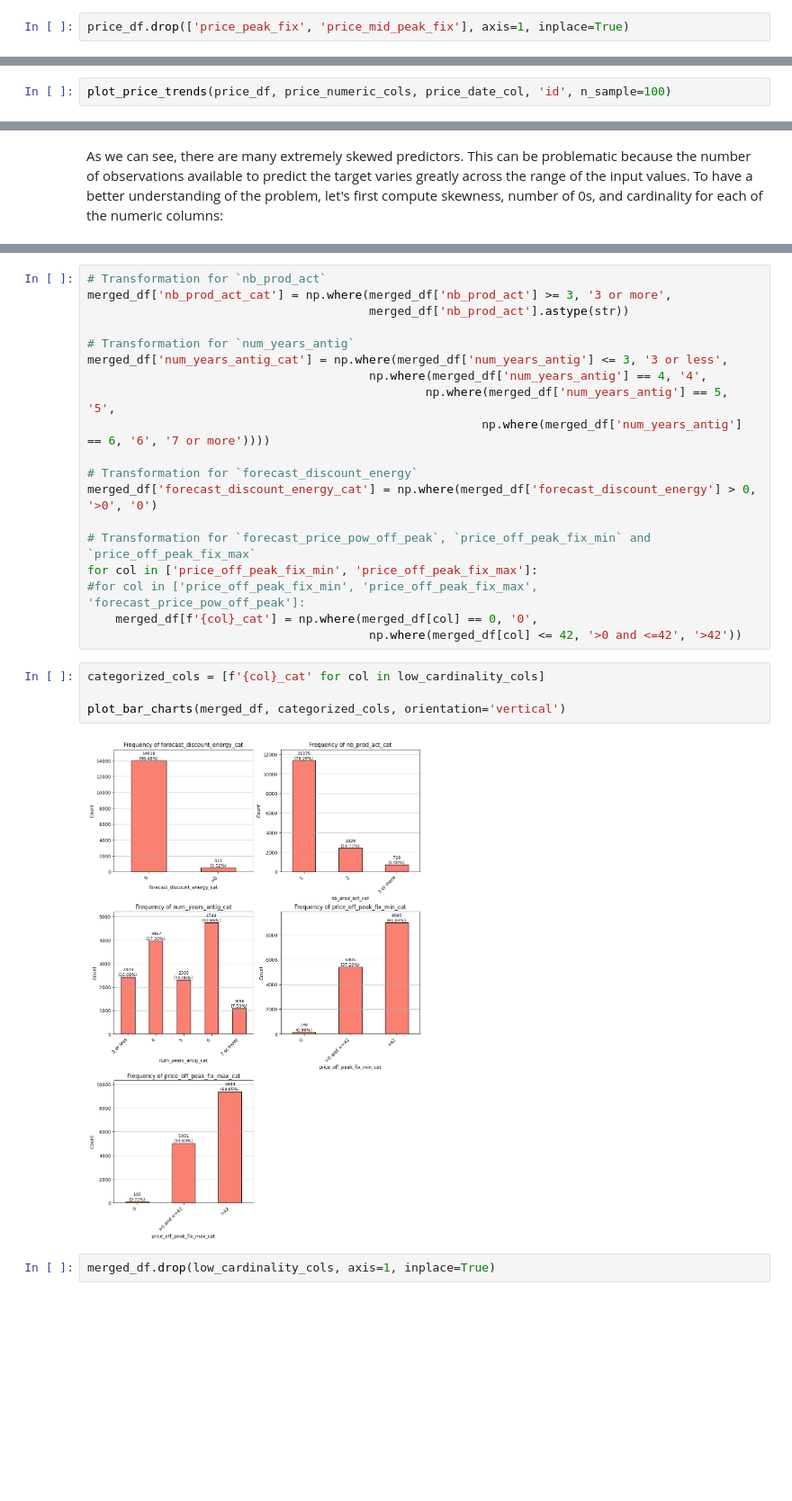
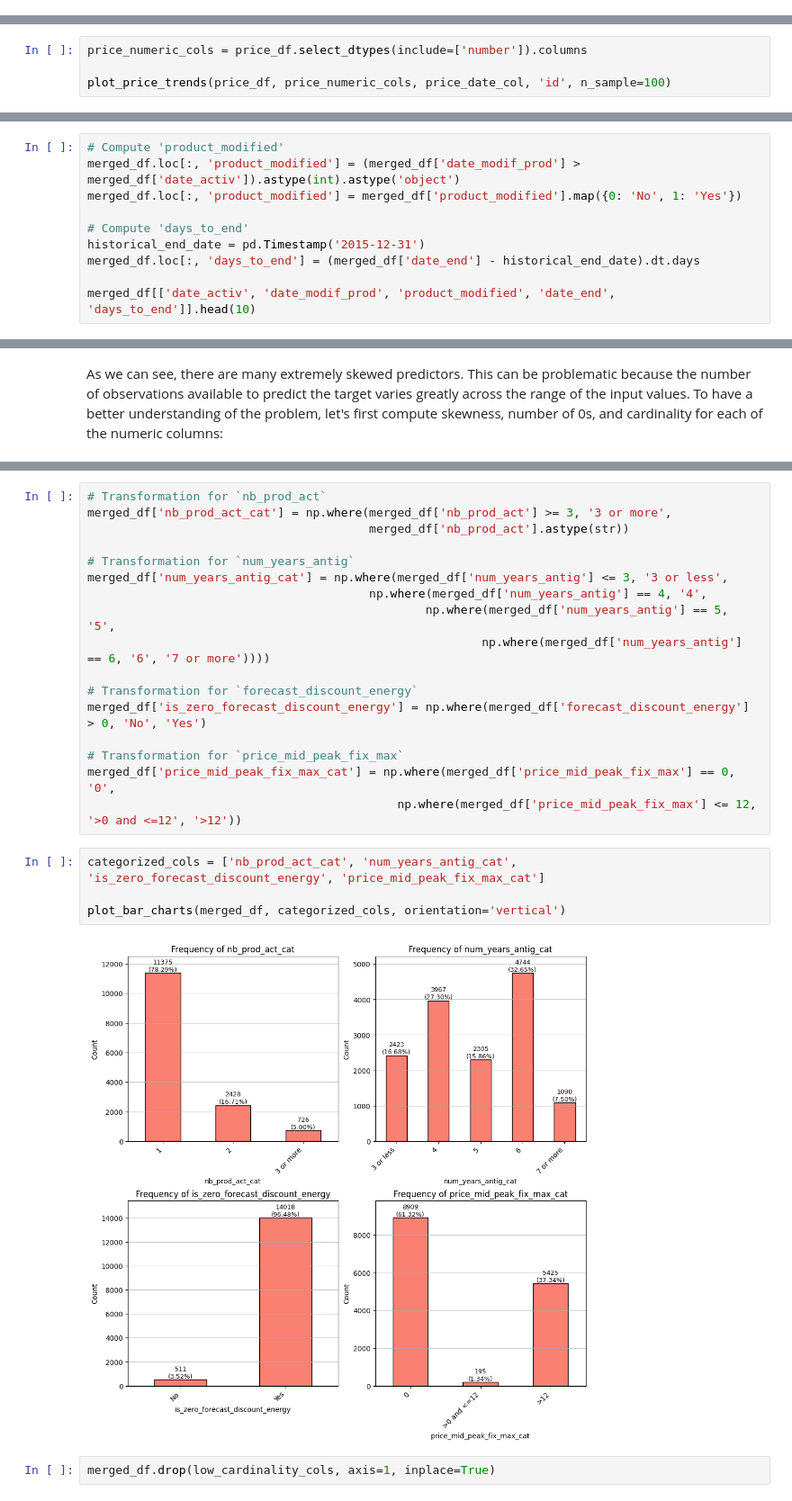
Before and after one commit to Mat-Gug/energy-churn-prediction, a Jupyter notebook: Churn Prediction - Part 2.ipynb, the cells around one changed output, grey strips where cells are left out. Shown at 90% size. Drawn from its saved outputs; the diff is of its cells as text; blank space fills up the shorter version.

```diff
--- a/Churn Prediction - Part 2.ipynb
+++ b/Churn Prediction - Part 2.ipynb
@@ -72,2 +57,0 @@ As you can see, there are 3 variables very highly correlated among each other: `
-# %%
-price_df.drop(['price_peak_fix', 'price_mid_peak_fix'], axis=1, inplace=True)
@@ -78,3 +58,5 @@ First of all, the number of rows in this case is much higher, and the reason is
 # %%
+price_numeric_cols = price_df.select_dtypes(include=['number']).columns
+
 plot_price_trends(price_df, price_numeric_cols, price_date_col, 'id', n_sample=100)
 # %% [output]
@@ -146,0 +153,10 @@ merged_df
+# %%
+# Compute 'product_modified'
+merged_df.loc[:, 'product_modified'] = (merged_df['date_modif_prod'] > merged_df['date_activ']).astype(int).astype('object')
+merged_df.loc[:, 'product_modified'] = merged_df['product_modified'].map({0: 'No', 1: 'Yes'})
+
+# Compute 'days_to_end'
+historical_end_date = pd.Timestamp('2015-12-31')
+merged_df.loc[:, 'days_to_end'] = (merged_df['date_end'] - historical_end_date).dt.days
+
+merged_df[['date_activ', 'date_modif_prod', 'product_modified', 'date_end', 'days_to_end']].head(10)
@@ -229,19 +267,17 @@ merged_df['num_years_antig_cat'] = np.where(merged_df['num_years_antig'] <= 3, '
                                                         np.where(merged_df['num_years_antig'] == 6, '6', '7 or more'))))
 
 # Transformation for `forecast_discount_energy`
-merged_df['forecast_discount_energy_cat'] = np.where(merged_df['forecast_discount_energy'] > 0, '>0', '0')
+merged_df['is_zero_forecast_discount_energy'] = np.where(merged_df['forecast_discount_energy'] > 0, 'No', 'Yes')
 
-# Transformation for `forecast_price_pow_off_peak`, `price_off_peak_fix_min` and `price_off_peak_fix_max`
-for col in ['price_off_peak_fix_min', 'price_off_peak_fix_max']:
-#for col in ['price_off_peak_fix_min', 'price_off_peak_fix_max', 'forecast_price_pow_off_peak']:
-    merged_df[f'{col}_cat'] = np.where(merged_df[col] == 0, '0',
-                                        np.where(merged_df[col] <= 42, '>0 and <=42', '>42'))
+# Transformation for `price_mid_peak_fix_max`
+merged_df['price_mid_peak_fix_max_cat'] = np.where(merged_df['price_mid_peak_fix_max'] == 0, '0',
+                                            np.where(merged_df['price_mid_peak_fix_max'] <= 12, '>0 and <=12', '>12'))
 # %%
-categorized_cols = [f'{col}_cat' for col in low_cardinality_cols]
+categorized_cols = ['nb_prod_act_cat', 'num_years_antig_cat', 'is_zero_forecast_discount_energy', 'price_mid_peak_fix_max_cat']
 
 plot_bar_charts(merged_df, categorized_cols, orientation='vertical')
 # %% [output]
-[figure, old version]
+[figure, new version]
 # %%
 merged_df.drop(low_cardinality_cols, axis=1, inplace=True)
 # %% [markdown]
```
Also changed, not shown: parts of 48 cells of this notebook, 3 other files.
